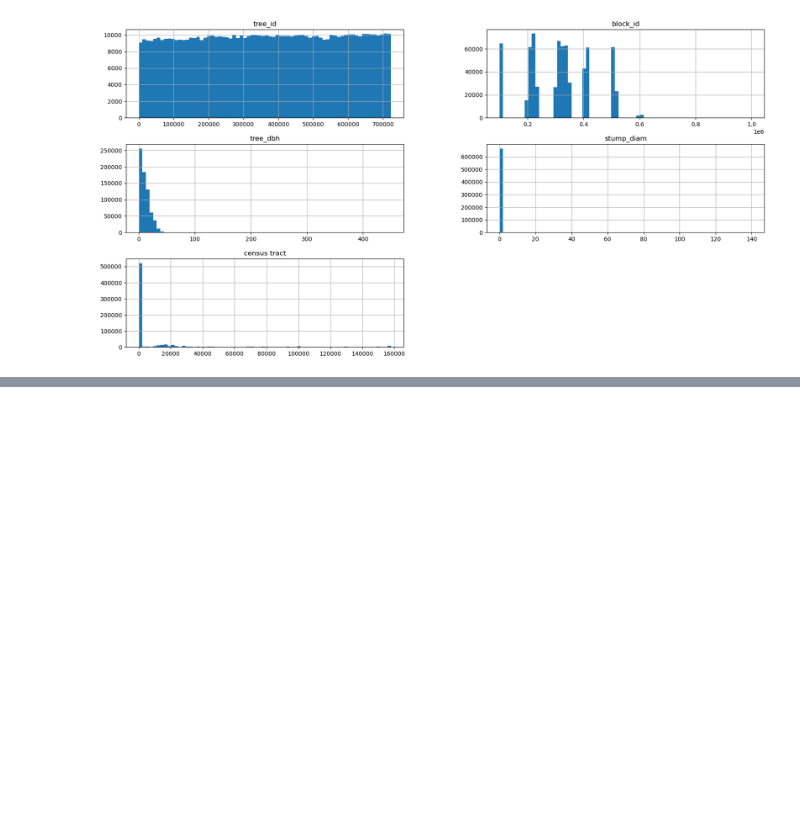
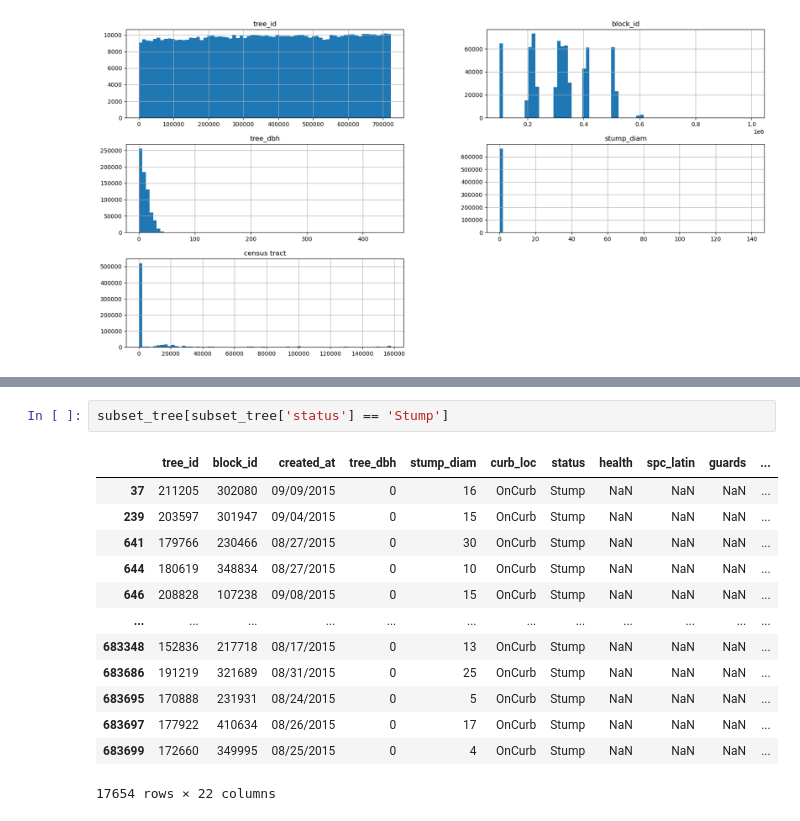
Before and after one commit to mohammadakhoundi1/New-York-Tree-Analysis, a Jupyter notebook: Untitled.ipynb, the cells around one changed output, grey strips where cells are left out. Cells and saved outputs as stored; diff of their text form; blank space fills up the shorter version.

```diff
--- a/Untitled.ipynb
+++ b/Untitled.ipynb
@@ -117,0 +137,16 @@ array([[<Axes: title={'center': 'tree_id'}>,
+# %%
+subset_tree[subset_tree['status'] == 'Stump']
+# %% [output]
+|  | tree_id | block_id | created_at | tree_dbh | stump_diam | curb_loc | status | health | spc_latin | guards | ... |
+| 37 | 211205 | 302080 | 09/09/2015 | 0 | 16 | OnCurb | Stump | NaN | NaN | NaN | ... |
+| 239 | 203597 | 301947 | 09/04/2015 | 0 | 15 | OnCurb | Stump | NaN | NaN | NaN | ... |
+| 641 | 179766 | 230466 | 08/27/2015 | 0 | 30 | OnCurb | Stump | NaN | NaN | NaN | ... |
+| 644 | 180619 | 348834 | 08/27/2015 | 0 | 10 | OnCurb | Stump | NaN | NaN | NaN | ... |
+| 646 | 208828 | 107238 | 09/08/2015 | 0 | 15 | OnCurb | Stump | NaN | NaN | NaN | ... |
+| ... | ... | ... | ... | ... | ... | ... | ... | ... | ... | ... | ... |
+| 683348 | 152836 | 217718 | 08/17/2015 | 0 | 13 | OnCurb | Stump | NaN | NaN | NaN | ... |
+| 683686 | 191219 | 321689 | 08/31/2015 | 0 | 25 | OnCurb | Stump | NaN | NaN | NaN | ... |
+| 683695 | 170888 | 231931 | 08/24/2015 | 0 | 5 | OnCurb | Stump | NaN | NaN | NaN | ... |
+| 683697 | 177922 | 410634 | 08/26/2015 | 0 | 17 | OnCurb | Stump | NaN | NaN | NaN | ... |
+| 683699 | 172660 | 349995 | 08/25/2015 | 0 | 4 | OnCurb | Stump | NaN | NaN | NaN | ... |
+17654 rows × 22 columns
```
Also changed, not shown: parts of 9 cells of this notebook.
